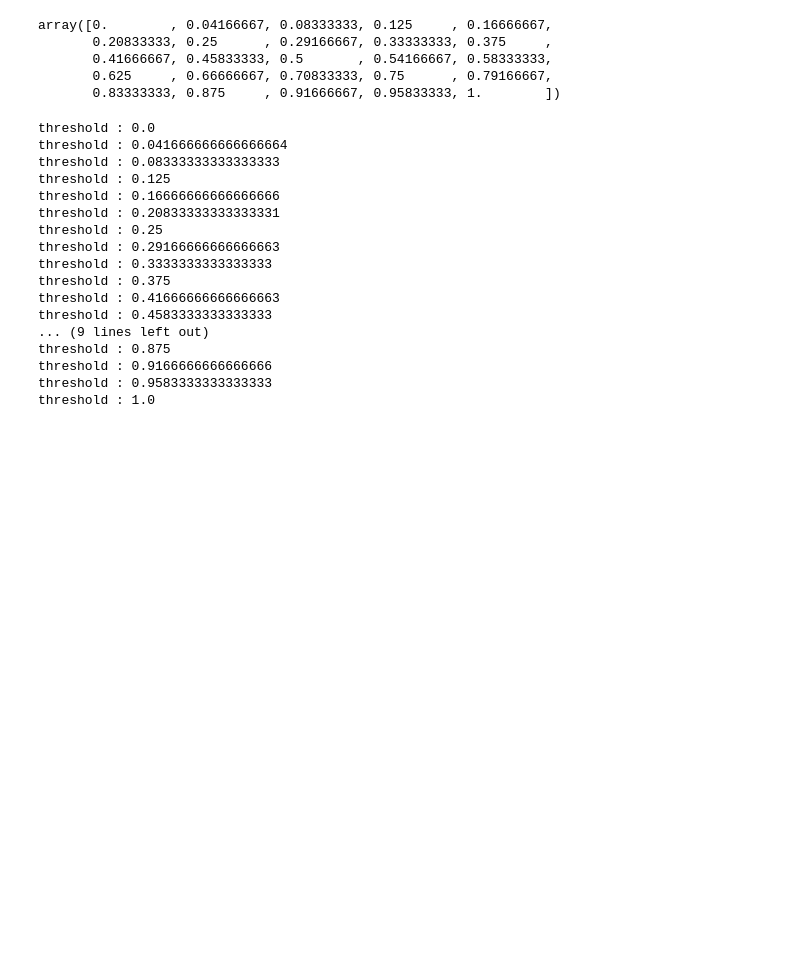
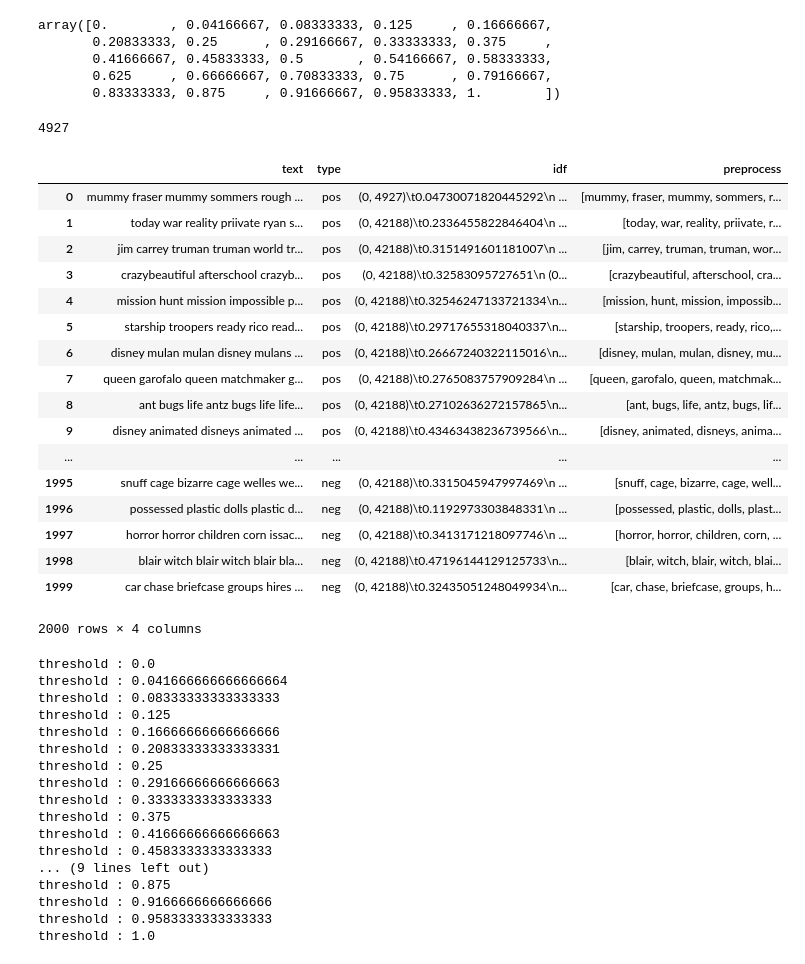
Before and after one commit to SimonKenoby/INFO2049, a Jupyter notebook: webandtext.ipynb, the cells around one changed output. Drawn from its saved outputs; the diff is of its cells as text; code cells hidden in the pictures; blank space fills up the shorter version.

Commit message:
Update the way threshold is taken into account

```diff
--- a/webandtext.ipynb
+++ b/webandtext.ipynb
@@ -108,6 +113,55 @@ array([0.        , 0.04166667, 0.08333333, 0.125     , 0.16666667,
        0.41666667, 0.45833333, 0.5       , 0.54166667, 0.58333333,
        0.625     , 0.66666667, 0.70833333, 0.75      , 0.79166667,
        0.83333333, 0.875     , 0.91666667, 0.95833333, 1.        ])
+# %%
+vectorizer.vocabulary_['bob']
+# %% [output]
+4927
+# %%
+# For each words, if the word is in the word dictionary that we have previously created, we keep it, discard it if not.
+WORD_DICT = vectorizer.get_feature_names()
+def filter_words(s, X, threshold):
+    words = []
+    idf = X
+    for w in s:
+        if w in vectorizer.vocabulary_ and idf[0, vectorizer.vocabulary_[w]] > threshold:
+            words.append(w)
+    return words
+# %%
+def newData(thresholds, X):
+    data = utils.load_data()
+    data['idf'] = ''
+    for i in data.index:
+        data.loc[i]['idf'] = X[i]
+    CUSTOM_FILTERS = [lambda x: x.lower(), strip_tags, strip_punctuation, strip_numeric, remove_stopwords]
+    # Tokenizing texts
+    data['preprocess'] = data['text'].swifter.apply(lambda x: preprocess_string(x, CUSTOM_FILTERS))
+    # filtering word from the dictionary
+    data['preprocess'] = data.apply(lambda x: filter_words(x['preprocess'], x['idf'], thresholds), axis=1)
+    # Transforming array of string into a single string
+    data['text'] = data['preprocess'].swifter.apply(lambda x : ' '.join(word for word in x))
+    return data
+# %%
+newData(thresholds=0.1, X=X)
+# %% [output]
+|  | text | type | idf | preprocess |
+| 0 | mummy fraser mummy sommers rough ... | pos | (0, 4927)\t0.04730071820445292\n ... | [mummy, fraser, mummy, sommers, r... |
+| 1 | today war reality priivate ryan s... | pos | (0, 42188)\t0.2336455822846404\n ... | [today, war, reality, priivate, r... |
+| 2 | jim carrey truman truman world tr... | pos | (0, 42188)\t0.3151491601181007\n ... | [jim, carrey, truman, truman, wor... |
+| 3 | crazybeautiful afterschool crazyb... | pos | (0, 42188)\t0.32583095727651\n (0... | [crazybeautiful, afterschool, cra... |
+| 4 | mission hunt mission impossible p... | pos | (0, 42188)\t0.32546247133721334\n... | [mission, hunt, mission, impossib... |
+| 5 | starship troopers ready rico read... | pos | (0, 42188)\t0.29717655318040337\n... | [starship, troopers, ready, rico,... |
+| 6 | disney mulan mulan disney mulans ... | pos | (0, 42188)\t0.26667240322115016\n... | [disney, mulan, mulan, disney, mu... |
+| 7 | queen garofalo queen matchmaker g... | pos | (0, 42188)\t0.2765083757909284\n ... | [queen, garofalo, queen, matchmak... |
+| 8 | ant bugs life antz bugs life life... | pos | (0, 42188)\t0.27102636272157865\n... | [ant, bugs, life, antz, bugs, lif... |
+| 9 | disney animated disneys animated ... | pos | (0, 42188)\t0.43463438236739566\n... | [disney, animated, disneys, anima... |
+| ... | ... | ... | ... | ... |
+| 1995 | snuff cage bizarre cage welles we... | neg | (0, 42188)\t0.3315045947997469\n ... | [snuff, cage, bizarre, cage, well... |
+| 1996 | possessed plastic dolls plastic d... | neg | (0, 42188)\t0.1192973303848331\n ... | [possessed, plastic, dolls, plast... |
+| 1997 | horror horror children corn issac... | neg | (0, 42188)\t0.3413171218097746\n ... | [horror, horror, children, corn, ... |
+| 1998 | blair witch blair witch blair bla... | neg | (0, 42188)\t0.47196144129125733\n... | [blair, witch, blair, witch, blai... |
+| 1999 | car chase briefcase groups hires ... | neg | (0, 42188)\t0.32435051248049934\n... | [car, chase, briefcase, groups, h... |
+2000 rows × 4 columns
 # %%
 def find_threshold(model, thresholds, X, y):
     test_accuracy = []
```
Also changed, not shown: parts of 2 cells of this notebook.
